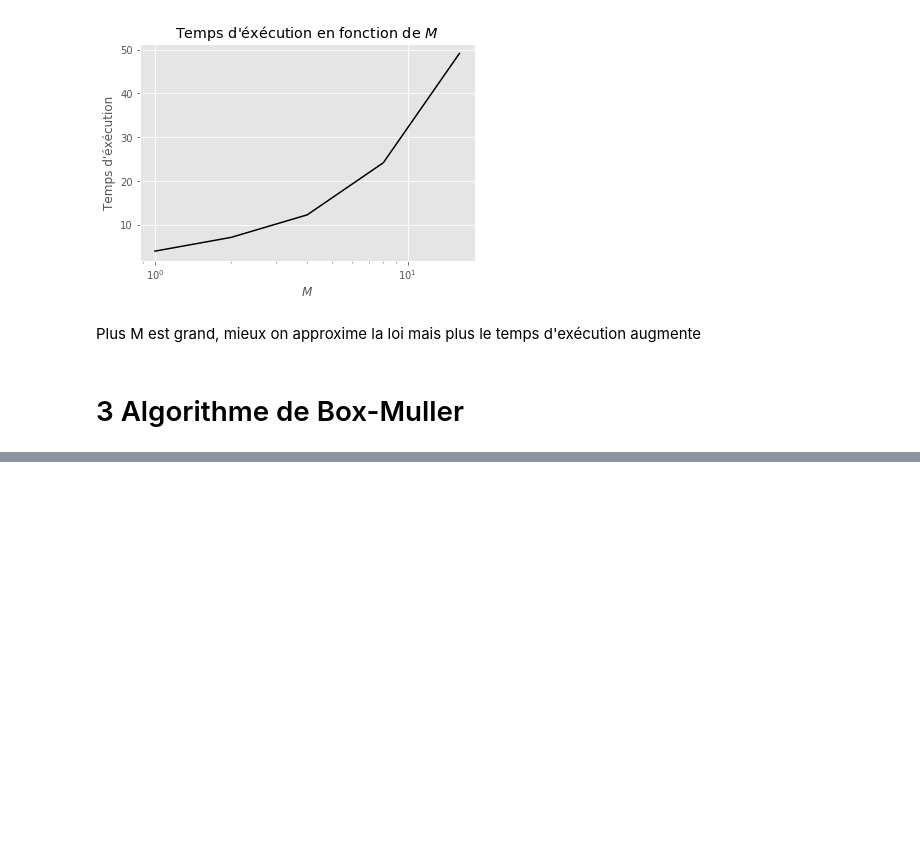
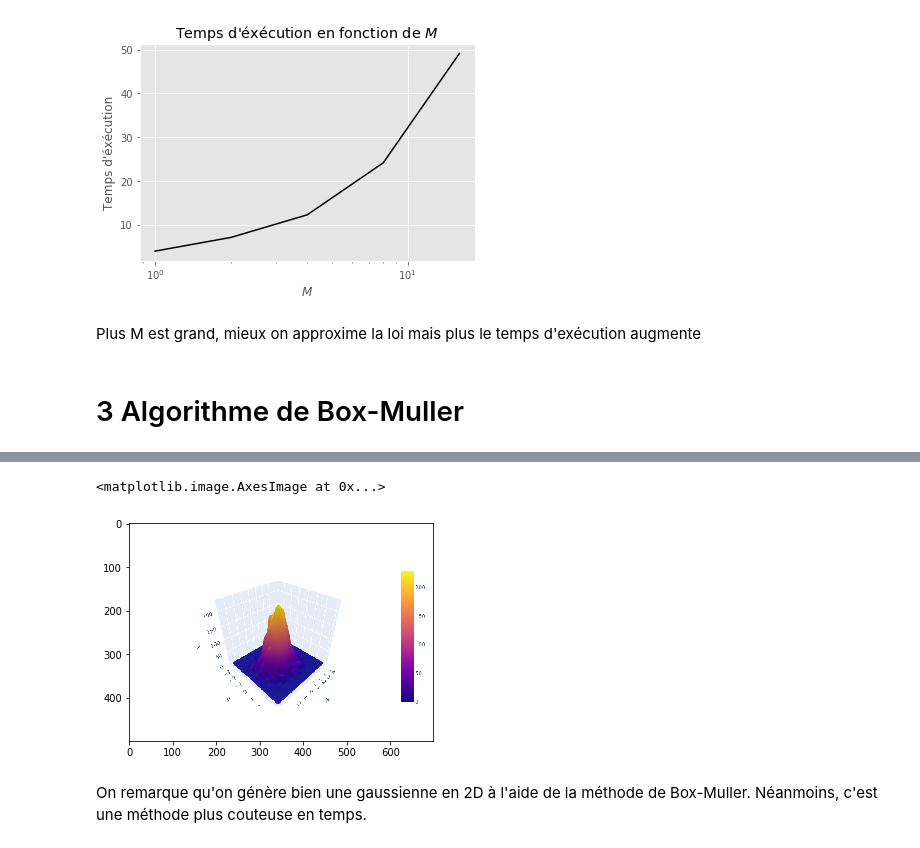
Before and after one commit to VictorNiaussat/EstimationAdvanced, a Jupyter notebook: TP MonteCarlo MCMC/Niaussat_Cilleros.ipynb, the cells around one changed output, grey strips where cells are left out. Saved outputs shown, nothing was run; the diff lists cells and outputs as text; code cells hidden in the pictures; blank space fills up the shorter version.

Commit message:
Box_Muller Finito

```diff
--- a/TP MonteCarlo MCMC/Niaussat_Cilleros.ipynb
+++ b/TP MonteCarlo MCMC/Niaussat_Cilleros.ipynb
@@ -180,0 +188,7 @@ fig.show()
+# %%
+plt.imshow(plt.imread("Image.png"))
+# %% [output]
+<matplotlib.image.AxesImage at 0x...>
+[figure, added]
+# %% [markdown]
+On remarque qu'on génère bien une gaussienne en 2D à l'aide de la méthode de Box-Muller. Néanmoins, c'est une méthode plus couteuse en temps.
```
Also changed, not shown: parts of 11 cells of this notebook, 4 other files.
